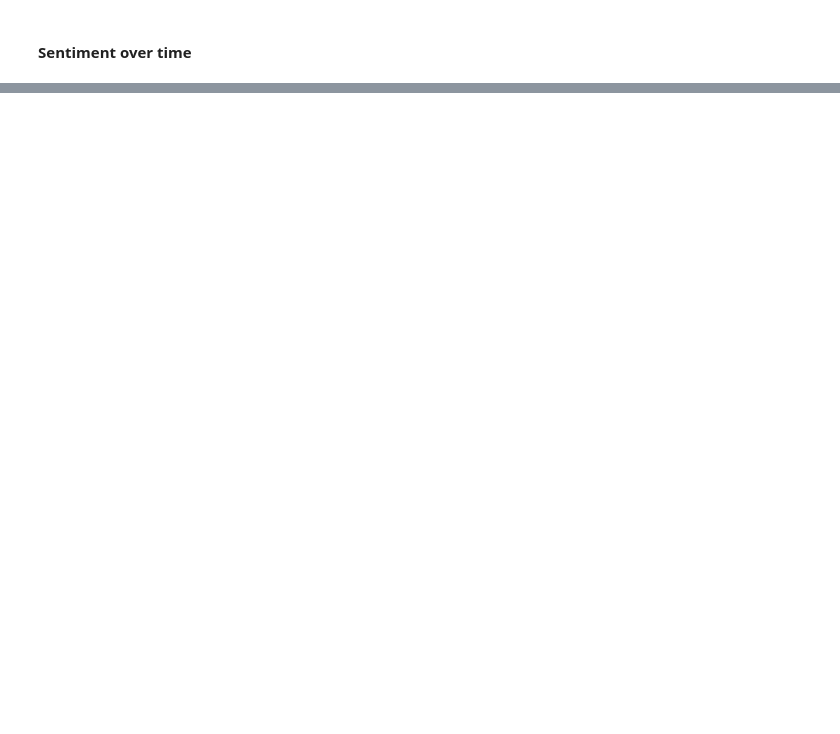
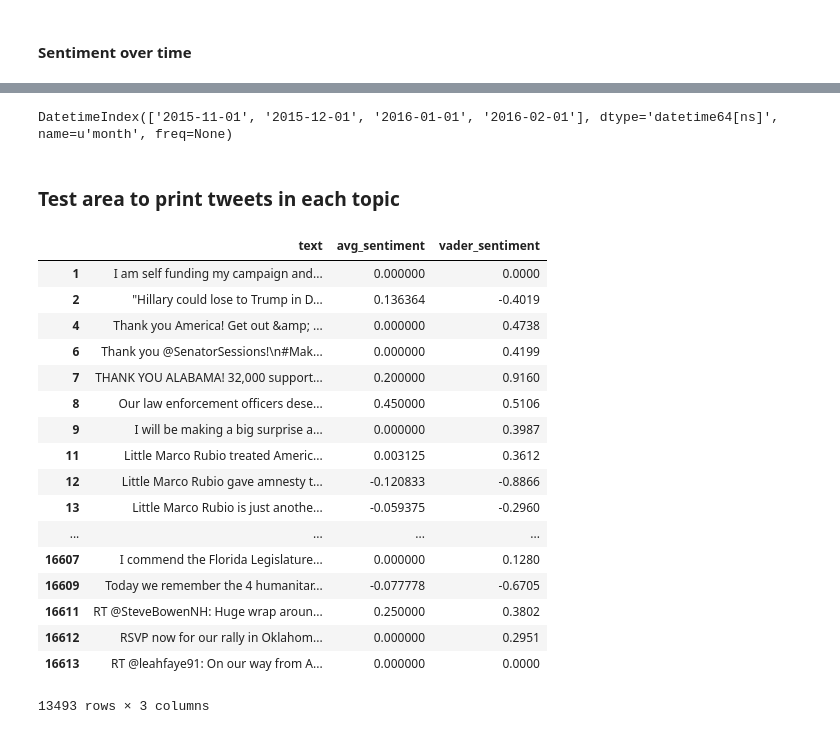
Before and after one commit to dianalam/candidate-tweets, a Jupyter notebook: tweet-analysis.ipynb, the cells around one changed output, grey strips where cells are left out. Drawn from its saved outputs; the diff is of its cells as text; code cells hidden in the pictures; blank space fills up the shorter version.

```diff
--- a/tweet-analysis.ipynb
+++ b/tweet-analysis.ipynb
@@ -434,3 +435,13 @@ with open('pickled/tweetsdf.pkl', 'w') as picklefile:
 # %%
 # limit to only tweets longer than 75 characters
 long_tweets = tweets[tweets.num_chars > 75]
+# %%
+with open('pickled/long_tweetsdf.pkl', 'w') as picklefile:
+    pickle.dump(long_tweets, picklefile)
+# %%
+# open pickled file
+with open('pickled/long_tweetsdf.pkl', 'r') as picklefile:
+    long_tweets = pickle.load(picklefile)
+
+with open('pickled/tweetsdf.pkl', 'r') as picklefile:
+    tweets = pickle.load(picklefile)
@@ -1248,0 +1231,8 @@ Name: avg_sentiment, dtype: float64
+# %%
+def get_vader_sentiment(text):
+    try:
+        return vaderSentiment(text)['compound']
+    except:
+        return 0
+# %%
+long_tweets['vader_sentiment'] = long_tweets.loc[:, 'text'].apply(get_vader_sentiment)
@@ -1248,0 +1284,4 @@ Name: avg_sentiment, dtype: float64
+# %%
+pd.to_datetime(pct_imper.index.levels[0])
+# %% [output]
+DatetimeIndex(['2015-11-01', '2015-12-01', '2016-01-01', '2016-02-01'], dtype='datetime64[ns]', name=u'month', freq=None)
@@ -1248,0 +1301,2 @@ Name: avg_sentiment, dtype: float64
+# %% [markdown]
+### Test area to print tweets in each topic
@@ -1248,0 +1305,21 @@ Name: avg_sentiment, dtype: float64
+# %%
+long_tweets[['text', 'avg_sentiment', 'vader_sentiment']]
+# %% [output]
+|  | text | avg_sentiment | vader_sentiment |
+| 1 | I am self funding my campaign and... | 0.000000 | 0.0000 |
+| 2 | "Hillary could lose to Trump in D... | 0.136364 | -0.4019 |
+| 4 | Thank you America! Get out &amp; ... | 0.000000 | 0.4738 |
+| 6 | Thank you @SenatorSessions!\n#Mak... | 0.000000 | 0.4199 |
+| 7 | THANK YOU ALABAMA! 32,000 support... | 0.200000 | 0.9160 |
+| 8 | Our law enforcement officers dese... | 0.450000 | 0.5106 |
+| 9 | I will be making a big surprise a... | 0.000000 | 0.3987 |
+| 11 | Little Marco Rubio treated Americ... | 0.003125 | 0.3612 |
+| 12 | Little Marco Rubio gave amnesty t... | -0.120833 | -0.8866 |
+| 13 | Little Marco Rubio is just anothe... | -0.059375 | -0.2960 |
+| ... | ... | ... | ... |
+| 16607 | I commend the Florida Legislature... | 0.000000 | 0.1280 |
+| 16609 | Today we remember the 4 humanitar... | -0.077778 | -0.6705 |
+| 16611 | RT @SteveBowenNH: Huge wrap aroun... | 0.250000 | 0.3802 |
+| 16612 | RSVP now for our rally in Oklahom... | 0.000000 | 0.2951 |
+| 16613 | RT @leahfaye91: On our way from A... | 0.000000 | 0.0000 |
+13493 rows × 3 columns
```
Also changed, not shown: parts of 48 cells of this notebook, 11 other files.
